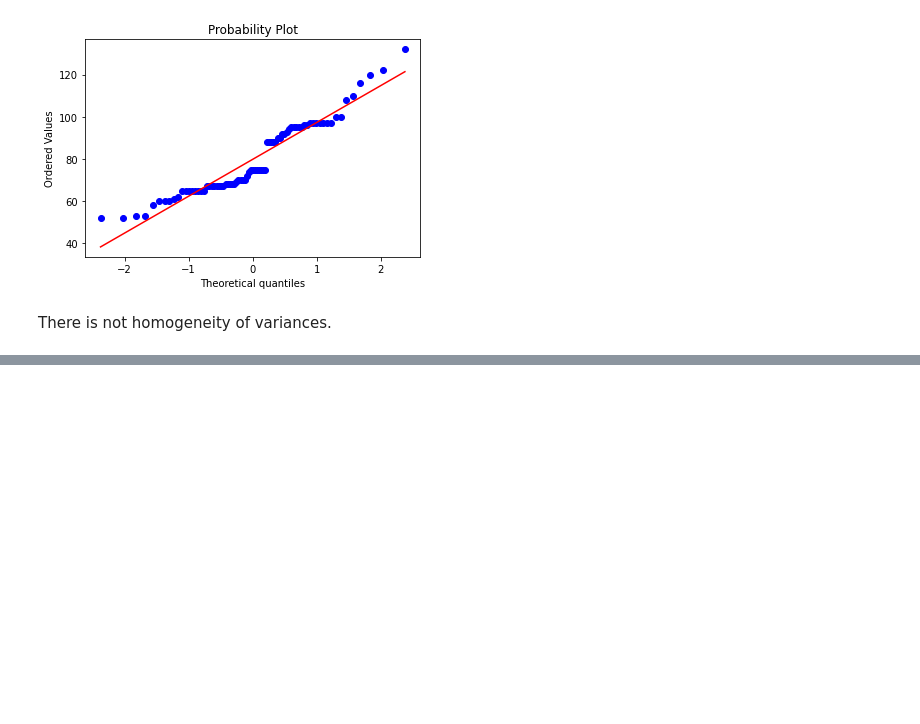
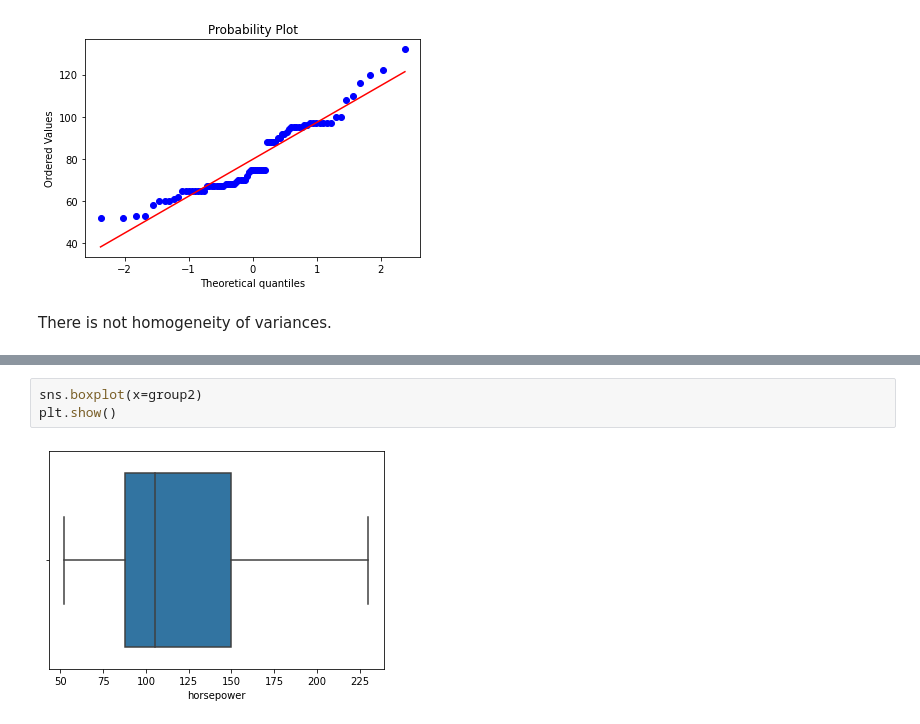
Before and after one commit to elipopovadev/Statistics-for-Data-Analysis-Using-Python, a Jupyter notebook: ANOVA/Test ANOVA assumptions.ipynb, the cells around one changed output, grey strips where cells are left out. Drawn from its saved outputs; the diff is of its cells as text; blank space fills up the shorter version.

```diff
--- a/ANOVA/Test ANOVA assumptions.ipynb
+++ b/ANOVA/Test ANOVA assumptions.ipynb
@@ -111,0 +148,5 @@ There is not homogeneity of variances.
+# %%
+sns.boxplot(x=group2)
+plt.show()
+# %% [output]
+[figure, added]
```
Also changed, not shown: parts of 23 cells of this notebook.
